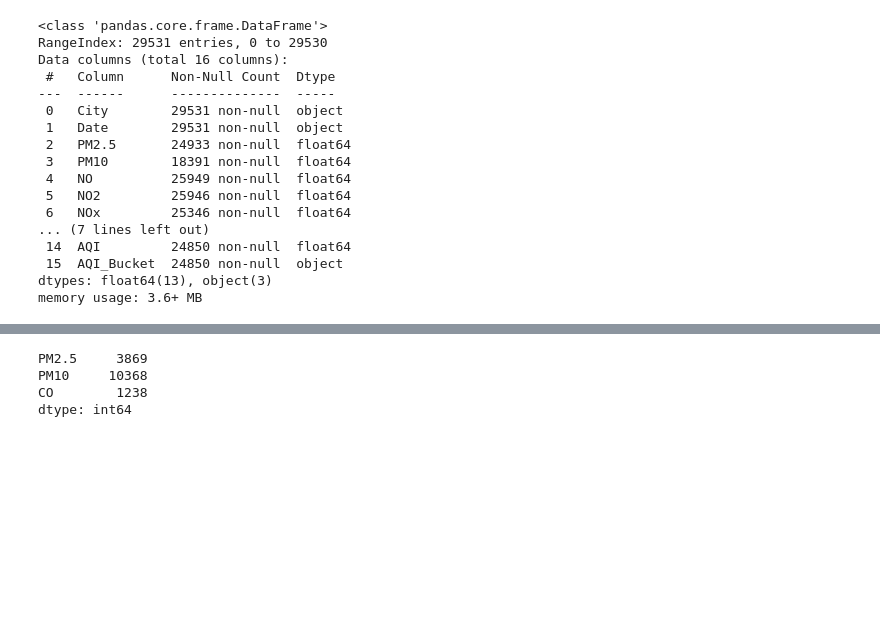
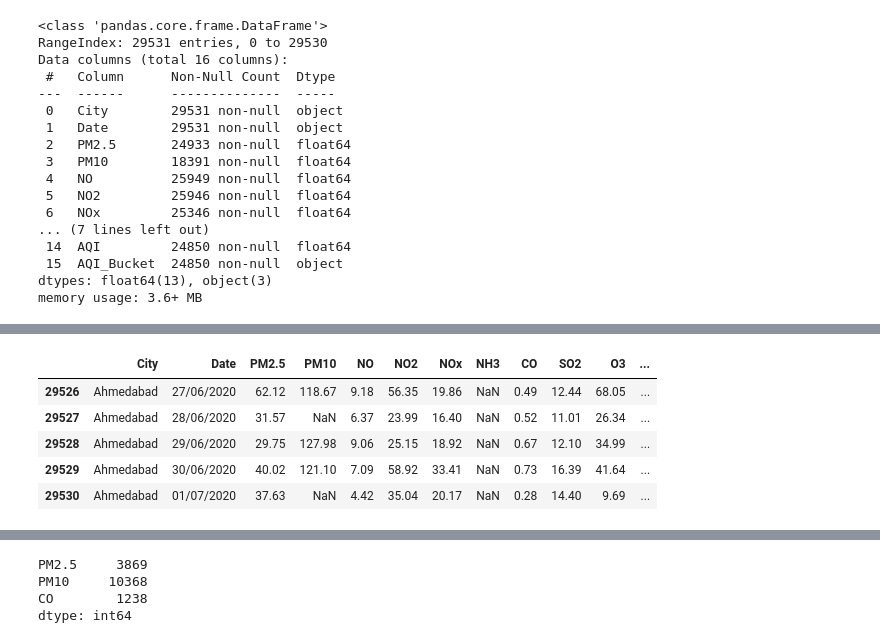
Before and after one commit to SonalDhoke/Programming_with_Data_Analysis_PY, a Jupyter notebook: st20336540_CMP7005_PDA.ipynb, the cells around one changed output, grey strips where cells are left out. Cells and saved outputs as stored; diff of their text form; code cells hidden in the pictures; blank space fills up the shorter version.

```diff
--- a/st20336540_CMP7005_PDA.ipynb
+++ b/st20336540_CMP7005_PDA.ipynb
@@ -63,0 +136,9 @@ memory usage: 3.6+ MB
+# %%
+df.tail(5)
+# %% [output]
+|  | City | Date | PM2.5 | PM10 | NO | NO2 | NOx | NH3 | CO | SO2 | O3 | ... |
+| 29526 | Ahmedabad | 27/06/2020 | 62.12 | 118.67 | 9.18 | 56.35 | 19.86 | NaN | 0.49 | 12.44 | 68.05 | ... |
+| 29527 | Ahmedabad | 28/06/2020 | 31.57 | NaN | 6.37 | 23.99 | 16.40 | NaN | 0.52 | 11.01 | 26.34 | ... |
+| 29528 | Ahmedabad | 29/06/2020 | 29.75 | 127.98 | 9.06 | 25.15 | 18.92 | NaN | 0.67 | 12.10 | 34.99 | ... |
+| 29529 | Ahmedabad | 30/06/2020 | 40.02 | 121.10 | 7.09 | 58.92 | 33.41 | NaN | 0.73 | 16.39 | 41.64 | ... |
+| 29530 | Ahmedabad | 01/07/2020 | 37.63 | NaN | 4.42 | 35.04 | 20.17 | NaN | 0.28 | 14.40 | 9.69 | ... |
```
Also changed, not shown: parts of 30 cells of this notebook.
